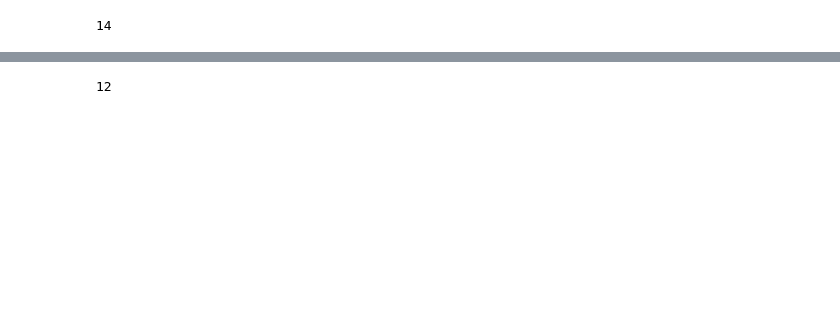
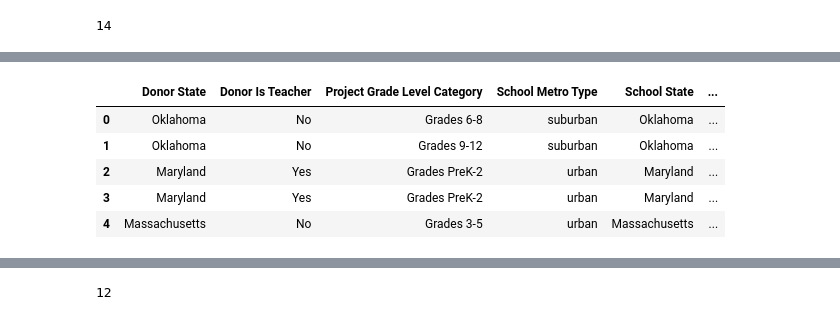
Before and after one commit to weirdyang/practice, a Jupyter notebook: applied_forecasting/laura/Group Assignment - PCA.ipynb, the cells around one changed output, grey strips where cells are left out. Cells and saved outputs as stored; diff of their text form; code cells hidden in the pictures; blank space fills up the shorter version.

```diff
--- a/applied_forecasting/laura/Group Assignment - PCA.ipynb
+++ b/applied_forecasting/laura/Group Assignment - PCA.ipynb
@@ -67,0 +68,9 @@ famdfit.transform(variable_df).head() #Each column stands for a principal compon
+# %%
+variable_df.head()
+# %% [output]
+|  | Donor State | Donor Is Teacher | Project Grade Level Category | School Metro Type | School State | ... |
+| 0 | Oklahoma | No | Grades 6-8 | suburban | Oklahoma | ... |
+| 1 | Oklahoma | No | Grades 9-12 | suburban | Oklahoma | ... |
+| 2 | Maryland | Yes | Grades PreK-2 | urban | Maryland | ... |
+| 3 | Maryland | Yes | Grades PreK-2 | urban | Maryland | ... |
+| 4 | Massachusetts | No | Grades 3-5 | urban | Massachusetts | ... |
```
Also changed, not shown: parts of 20 cells of this notebook.
